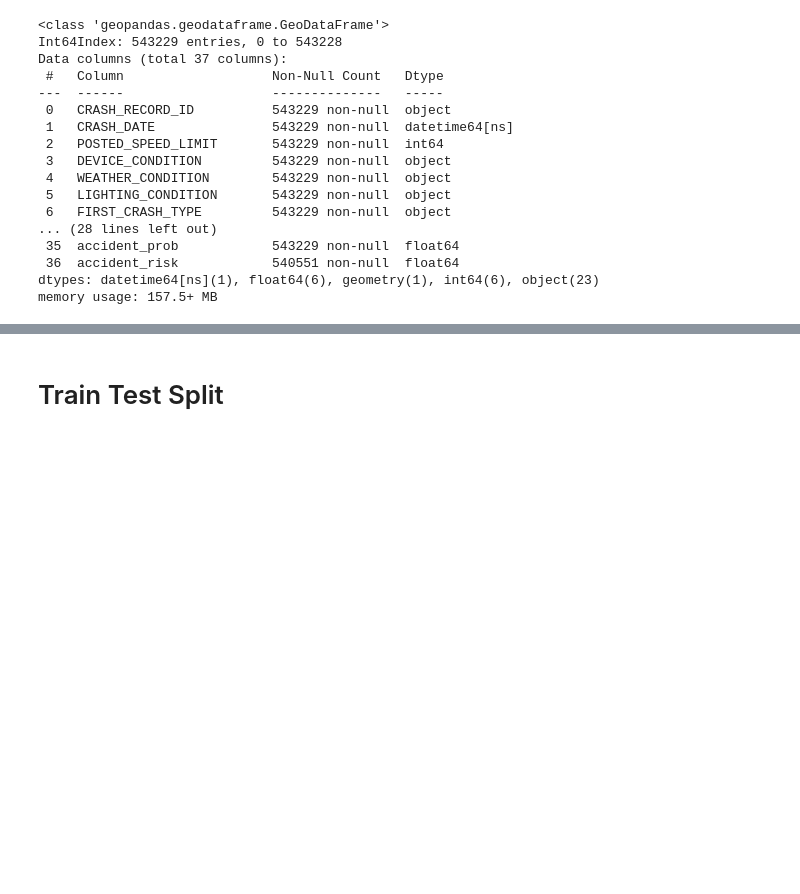
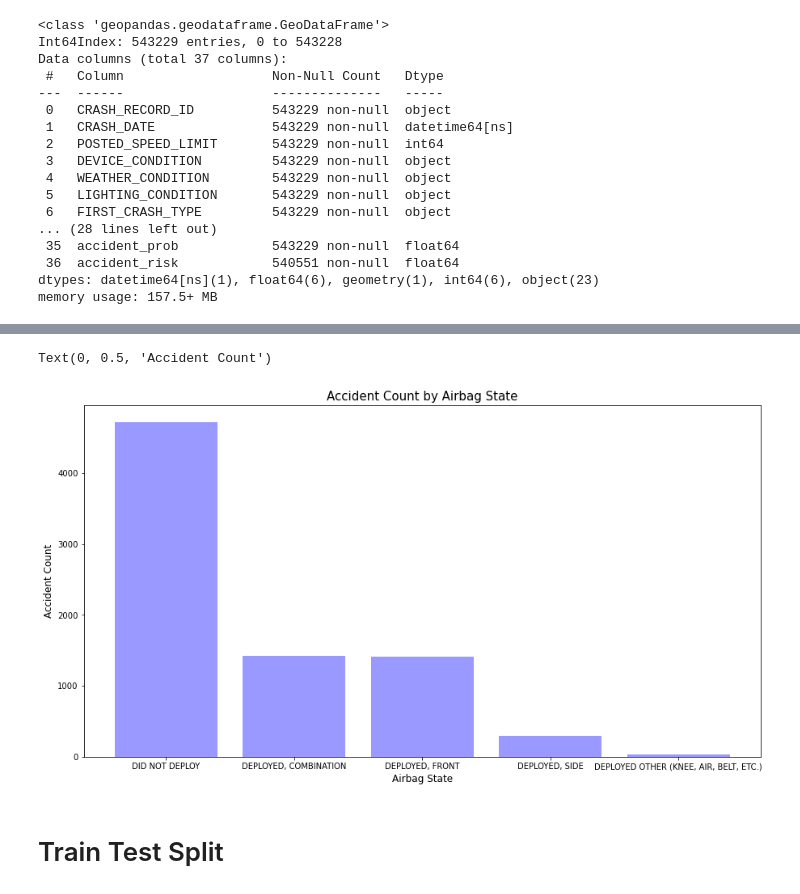
Before and after one commit to raylinsoriano/Project_3_Classification, a Jupyter notebook: lorela_nb.ipynb, the cells around one changed output, grey strips where cells are left out. Saved outputs shown, nothing was run; the diff lists cells and outputs as text; code cells hidden in the pictures; blank space fills up the shorter version.

```diff
--- a/lorela_nb.ipynb
+++ b/lorela_nb.ipynb
@@ -515,3 +553,6 @@ Data columns (total 37 columns):
  36  accident_risk            540551 non-null  float64
 dtypes: datetime64[ns](1), float64(6), geometry(1), int64(6), object(23)
 memory usage: 157.5+ MB
+# %%
+df.drop(df.columns[np.r_[3:6,7,9:13,17:23,24:34,35]], axis=1, inplace=True)
+df.info()
@@ -560,0 +634,14 @@ memory usage: 120.2+ MB
+# %%
+df_graph1 = df
+df_graph1['injury_level'] = df_graph1['MOST_SEVERE_INJURY'].map({'mild': 0,
+                                                         'medium': 1,
+                                                         'severe': 2})
+df_graph1 = df_graph1[(df_graph1['injury_level']==2)
+                     &(df_graph1['AIRBAG_DEPLOYED']!='NOT APPLICABLE')
+                     &(df_graph1['AIRBAG_DEPLOYED']!='DEPLOYMENT UNKNOWN')]
+# %%
+df_graph1 = df_graph1.groupby('AIRBAG_DEPLOYED')['CRASH_RECORD_ID'].count()
+df_graph1 = pd.DataFrame(df_graph1)
+df_graph1.reset_index(inplace=True)
+df_graph1.sort_values(by="CRASH_RECORD_ID",ascending = False, inplace=True)
+df_graph1
@@ -561,3 +655,15 @@ memory usage: 120.2+ MB
+# %%
+fig, ax = plt.subplots(figsize = (15,8))
+
+x = df_graph1['AIRBAG_DEPLOYED']
+h = df_graph1['CRASH_RECORD_ID']
+ax.bar(x,h, alpha = 0.4, color = 'blue', )
+ax.set_title("Accident Count by Airbag State", fontsize=15)
+ax.set_xlabel("Airbag State", fontsize=12)
+ax.set_ylabel("Accident Count", fontsize=12)
+# %% [output]
+Text(0, 0.5, 'Accident Count')
+[figure, added]
 # %% [markdown]
 # Train Test Split
 # %%
```
Also changed, not shown: parts of 53 cells of this notebook.
